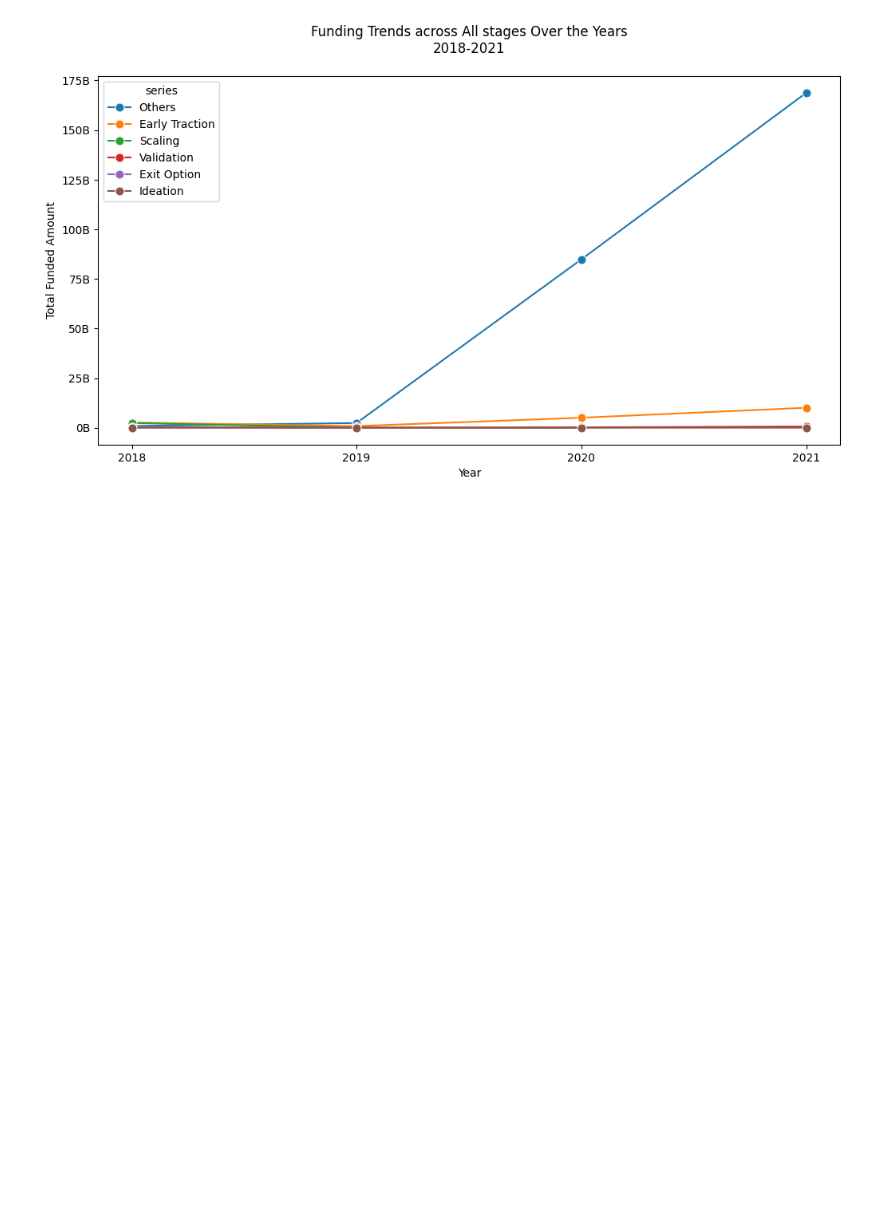
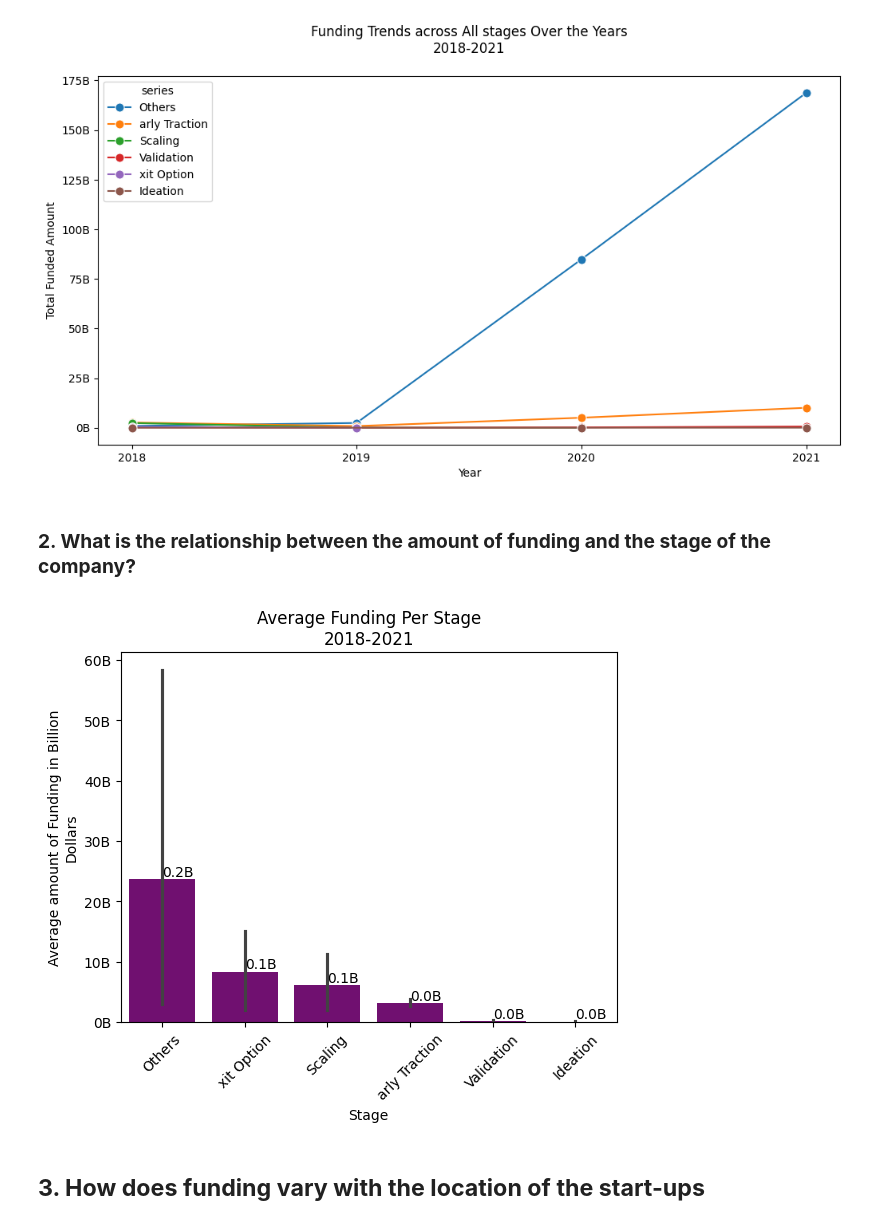
Before and after one commit to MurithiDenisGitobu/EDA-Indian-Startup-Funding, a Jupyter notebook: LP1_Project.ipynb.ipynb, the cells around one changed output. Drawn from its saved outputs; the diff is of its cells as text; code cells hidden in the pictures; blank space fills up the shorter version.

```diff
--- a/LP1_Project.ipynb.ipynb
+++ b/LP1_Project.ipynb.ipynb
@@ -1049,3 +1051,24 @@ ax.xaxis.set_major_locator(YearLocator())
 plt.show()
 # %% [output]
 [figure]
+# %% [markdown]
+### **2. What is the relationship between the amount of funding and the stage of the company?**
+# %%
+# Assuming 'series' is the categorical variable and 'amount' is the numerical variable
+stage_funding_dist = df.groupby('series')['amount'].mean().sort_values(ascending=False)
+ax = sns.barplot(x='series', y='amount', data=df, order=stage_funding_dist.index,color='purple')
+ax.yaxis.set_major_formatter(FuncFormatter(lambda x, _: f'{int(x / 1e7)}B'))
+plt.xticks(rotation=45)
+
+# Corrected variable name from 'funding_trend' to 'stage_funding_dist'
+for i, label in enumerate(stage_funding_dist):
+    year = stage_funding_dist.index[i]
+    y_value = stage_funding_dist.iloc[i]
+    label_text = f'{y_value / 1e9:.1f}B' if not pd.isna(y_value) else 'N/A'
+    ax.text(i, y_value, label_text, ha='left', va='bottom',color='black',fontsize=10)
+plt.title('Average Funding Per Stage\n2018-2021')
+plt.ylabel('Average amount of Funding in Billion\nDollars')
+plt.xlabel('Stage')
+plt.show()
+# %% [output]
+[figure, added]
@@ -1051,0 +1086,2 @@ plt.show()
+# %% [markdown]
+## **3. How does funding vary with the location of the start-ups**
```
Also changed, not shown: parts of 14 cells of this notebook.
